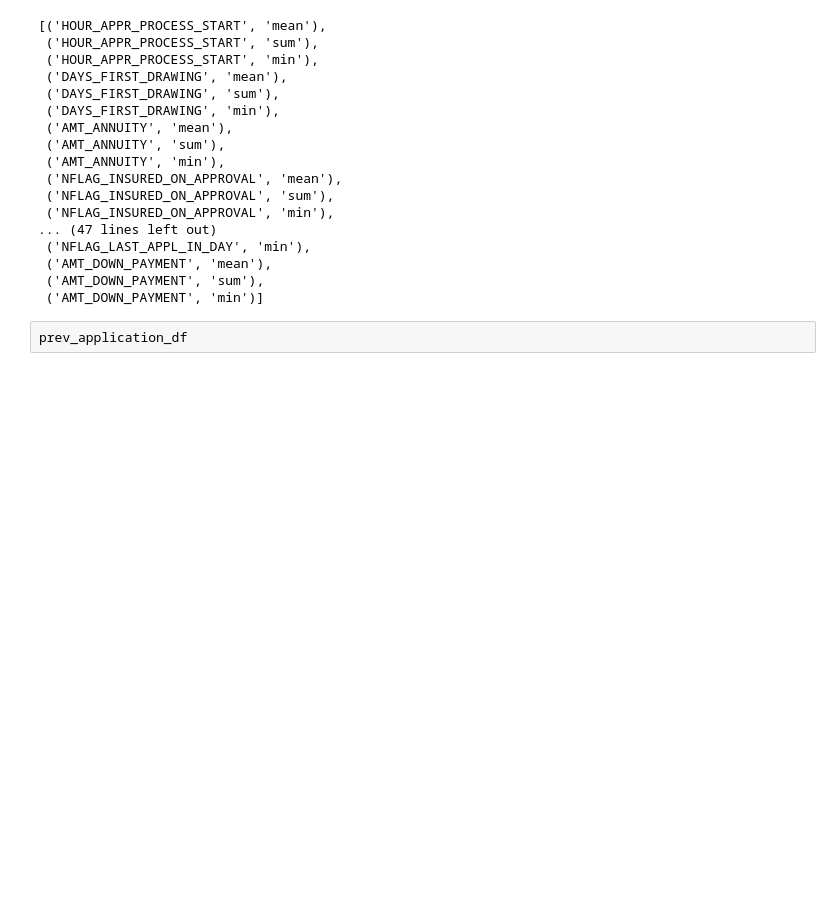
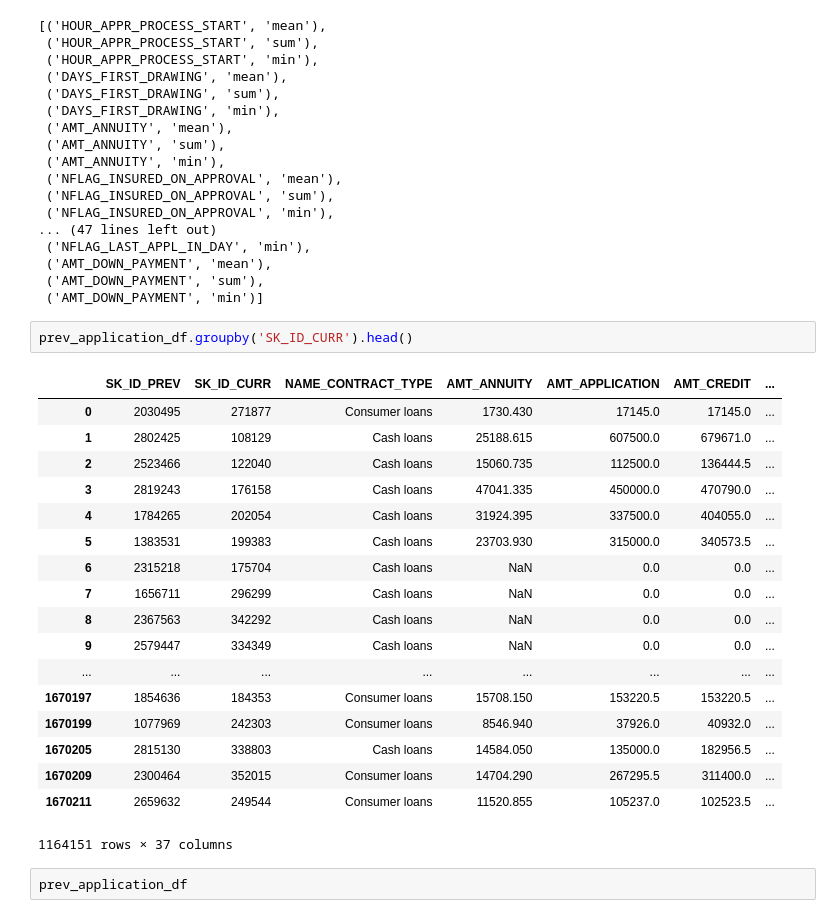
Before and after one commit to guchio3/kaggle-homecredit, a Jupyter notebook: notebooks/data_analysis.ipynb, the cells around one changed output. Cells and saved outputs as stored; diff of their text form; blank space fills up the shorter version.

```diff
--- a/notebooks/data_analysis.ipynb
+++ b/notebooks/data_analysis.ipynb
@@ -677,6 +677,27 @@ a.columns.tolist()
  ('AMT_DOWN_PAYMENT', 'mean'),
  ('AMT_DOWN_PAYMENT', 'sum'),
  ('AMT_DOWN_PAYMENT', 'min')]
+# %%
+prev_application_df.groupby('SK_ID_CURR').head()
+# %% [output]
+|  | SK_ID_PREV | SK_ID_CURR | NAME_CONTRACT_TYPE | AMT_ANNUITY | AMT_APPLICATION | AMT_CREDIT | ... |
+| 0 | 2030495 | 271877 | Consumer loans | 1730.430 | 17145.0 | 17145.0 | ... |
+| 1 | 2802425 | 108129 | Cash loans | 25188.615 | 607500.0 | 679671.0 | ... |
+| 2 | 2523466 | 122040 | Cash loans | 15060.735 | 112500.0 | 136444.5 | ... |
+| 3 | 2819243 | 176158 | Cash loans | 47041.335 | 450000.0 | 470790.0 | ... |
+| 4 | 1784265 | 202054 | Cash loans | 31924.395 | 337500.0 | 404055.0 | ... |
+| 5 | 1383531 | 199383 | Cash loans | 23703.930 | 315000.0 | 340573.5 | ... |
+| 6 | 2315218 | 175704 | Cash loans | NaN | 0.0 | 0.0 | ... |
+| 7 | 1656711 | 296299 | Cash loans | NaN | 0.0 | 0.0 | ... |
+| 8 | 2367563 | 342292 | Cash loans | NaN | 0.0 | 0.0 | ... |
+| 9 | 2579447 | 334349 | Cash loans | NaN | 0.0 | 0.0 | ... |
+| ... | ... | ... | ... | ... | ... | ... | ... |
+| 1670197 | 1854636 | 184353 | Consumer loans | 15708.150 | 153220.5 | 153220.5 | ... |
+| 1670199 | 1077969 | 242303 | Consumer loans | 8546.940 | 37926.0 | 40932.0 | ... |
+| 1670205 | 2815130 | 338803 | Cash loans | 14584.050 | 135000.0 | 182956.5 | ... |
+| 1670209 | 2300464 | 352015 | Consumer loans | 14704.290 | 267295.5 | 311400.0 | ... |
+| 1670211 | 2659632 | 249544 | Consumer loans | 11520.855 | 105237.0 | 102523.5 | ... |
+1164151 rows × 37 columns
 # %%
 prev_application_df
 # %% [output]
```
Also changed, not shown: 2 other files.
